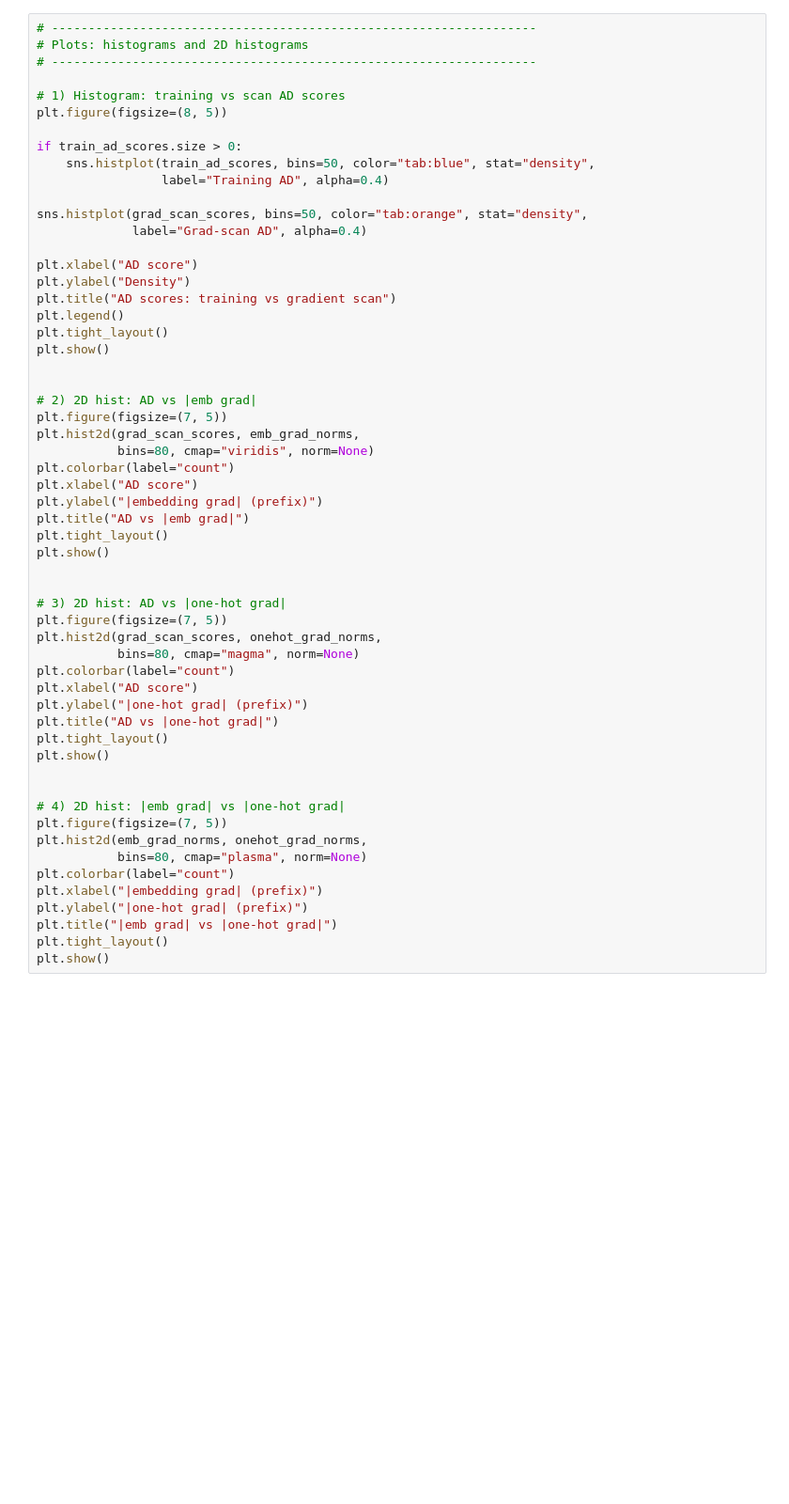
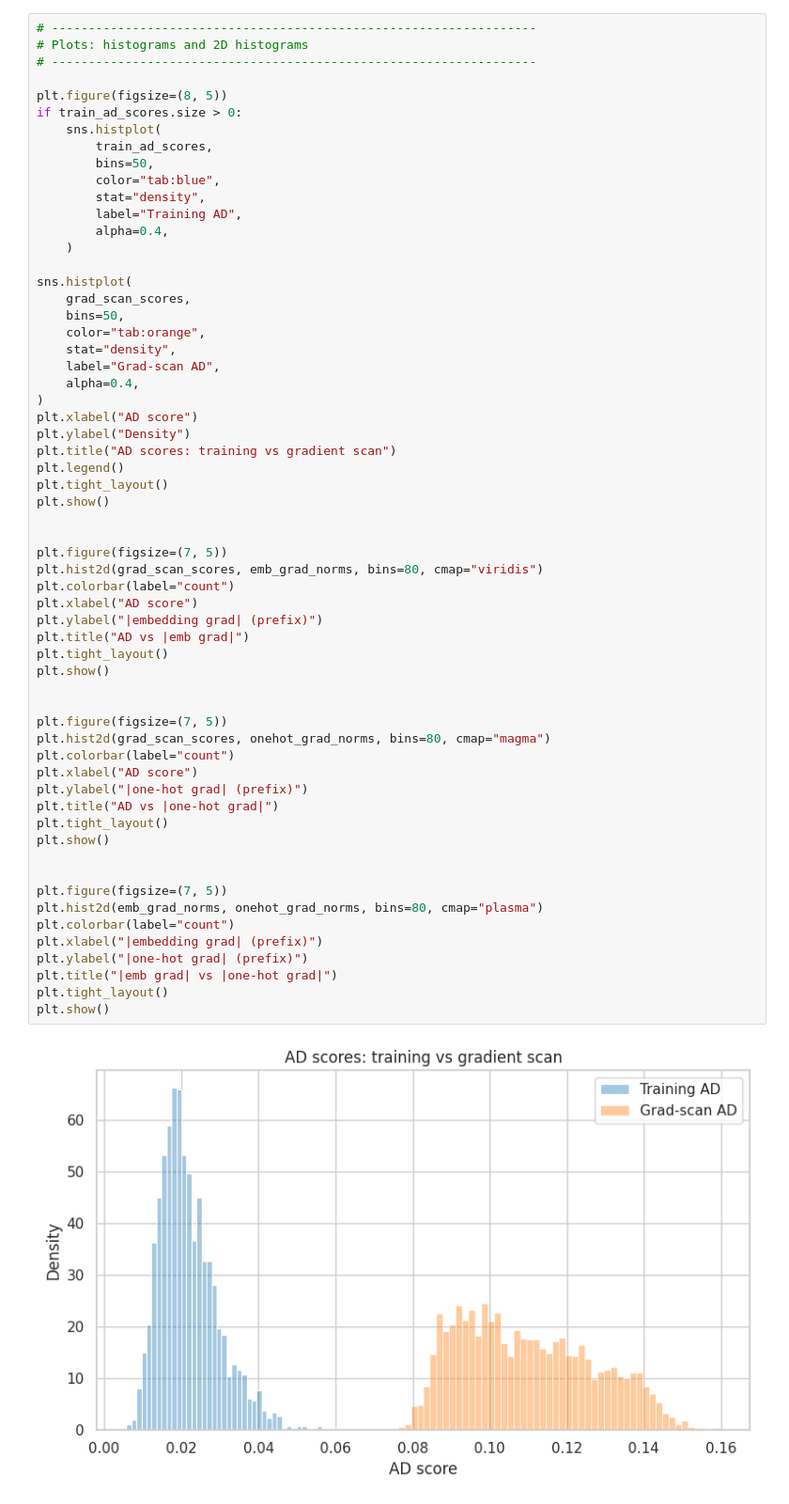
Before and after one commit to bnkhek/JS-AI-Safety-Challenge, a Jupyter notebook: plot_grad_scan_results.ipynb, the cells around one changed output. Shown at 94% size. Drawn from its saved outputs; the diff is of its cells as text; blank space fills up the shorter version.

```diff
--- a/plot_grad_scan_results.ipynb
+++ b/plot_grad_scan_results.ipynb
@@ -311,55 +336,60 @@ print(f"  Nonzero |onehot grad| count: {(onehot_grad_norms > 0).sum()} ")
 # Plots: histograms and 2D histograms
 # ------------------------------------------------------------------
 
-# 1) Histogram: training vs scan AD scores
 plt.figure(figsize=(8, 5))
+if train_ad_scores.size > 0:
+    sns.histplot(
+        train_ad_scores,
+        bins=50,
+        color="tab:blue",
+        stat="density",
+        label="Training AD",
+        alpha=0.4,
+    )
 
-if train_ad_scores.size > 0:
-    sns.histplot(train_ad_scores, bins=50, color="tab:blue", stat="density",
-                 label="Training AD", alpha=0.4)
-
-sns.histplot(grad_scan_scores, bins=50, color="tab:orange", stat="density",
-             label="Grad-scan AD", alpha=0.4)
-
+sns.histplot(
+    grad_scan_scores,
+    bins=50,
+    color="tab:orange",
+    stat="density",
+    label="Grad-scan AD",
+    alpha=0.4,
+)
 plt.xlabel("AD score")
 plt.ylabel("Density")
 plt.title("AD scores: training vs gradient scan")
 plt.legend()
 plt.tight_layout()
 plt.show()
 
 
-# 2) 2D hist: AD vs |emb grad|
 plt.figure(figsize=(7, 5))
-plt.hist2d(grad_scan_scores, emb_grad_norms,
-           bins=80, cmap="viridis", norm=None)
+plt.hist2d(grad_scan_scores, emb_grad_norms, bins=80, cmap="viridis")
 plt.colorbar(label="count")
 plt.xlabel("AD score")
 plt.ylabel("|embedding grad| (prefix)")
 plt.title("AD vs |emb grad|")
 plt.tight_layout()
 plt.show()
 
 
-# 3) 2D hist: AD vs |one-hot grad|
 plt.figure(figsize=(7, 5))
-plt.hist2d(grad_scan_scores, onehot_grad_norms,
-           bins=80, cmap="magma", norm=None)
+plt.hist2d(grad_scan_scores, onehot_grad_norms, bins=80, cmap="magma")
 plt.colorbar(label="count")
 plt.xlabel("AD score")
 plt.ylabel("|one-hot grad| (prefix)")
 plt.title("AD vs |one-hot grad|")
 plt.tight_layout()
 plt.show()
 
 
-# 4) 2D hist: |emb grad| vs |one-hot grad|
 plt.figure(figsize=(7, 5))
-plt.hist2d(emb_grad_norms, onehot_grad_norms,
-           bins=80, cmap="plasma", norm=None)
+plt.hist2d(emb_grad_norms, onehot_grad_norms, bins=80, cmap="plasma")
 plt.colorbar(label="count")
 plt.xlabel("|embedding grad| (prefix)")
 plt.ylabel("|one-hot grad| (prefix)")
 plt.title("|emb grad| vs |one-hot grad|")
 plt.tight_layout()
 plt.show()
+# %% [output]
+[figure, added]
```
Also changed, not shown: parts of 10 cells of this notebook.
